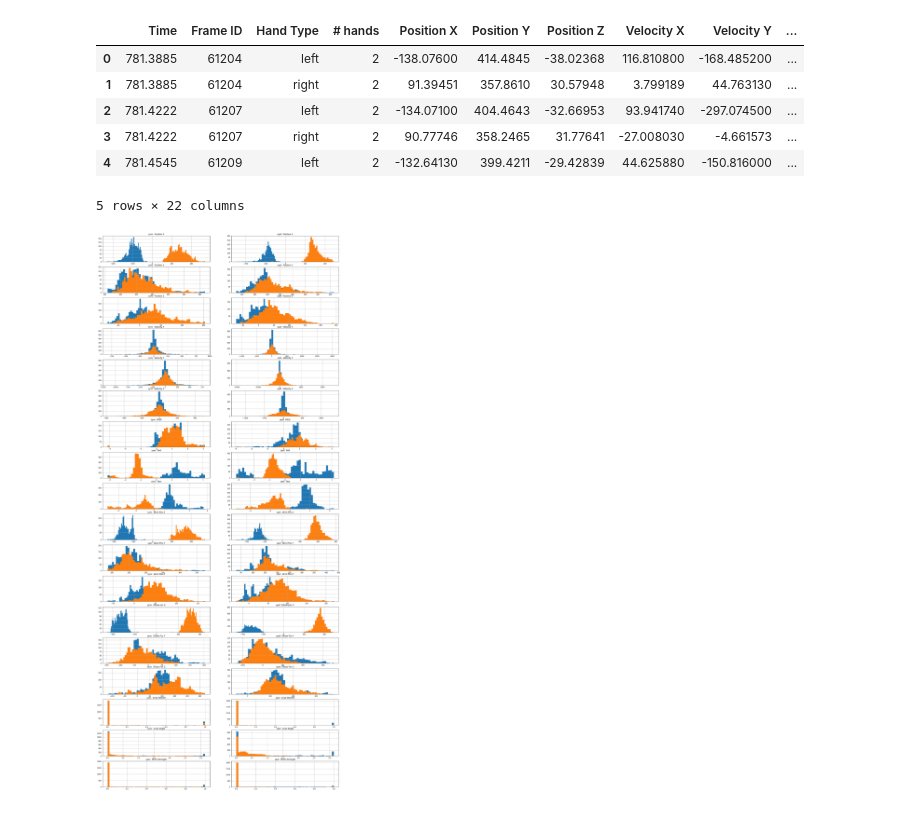
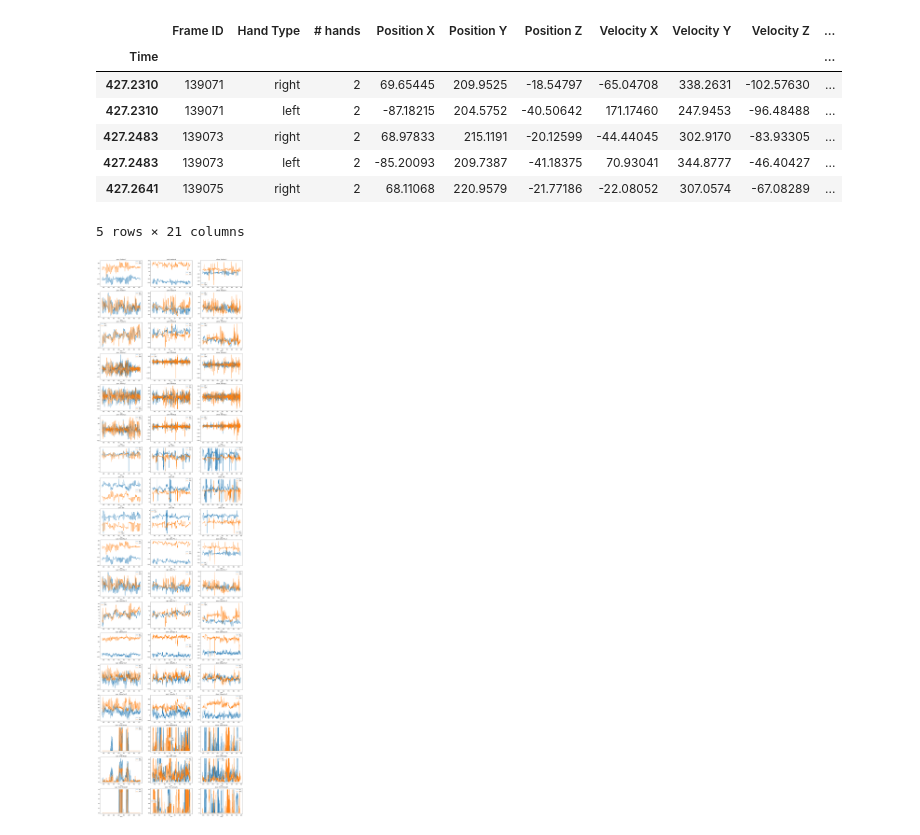
Before and after one commit to Daniel-Ros/DataSiceneIIFinalWork, a Jupyter notebook: hand.ipynb, the cells around one changed output. Drawn from its saved outputs; the diff is of its cells as text; code cells hidden in the pictures.

Commit message:
trying to plot some graphs

```diff
--- a/hand.ipynb
+++ b/hand.ipynb
@@ -19,6 +18,7 @@ import matplotlib.pyplot as plt
 
 from IPython.utils import io
 # %%
-sync = pd.read_csv('data/hands/Training/Yoel Raz/Yoel636760923490742912Sync.csv')
-spot = pd.read_csv('data/hands/Training/Yoel Raz/Yoel636760921663075813Spontan.csv')
-alone = pd.read_csv('data/hands/Training/Yoel Raz/Yoel636760922573364655Alone.csv')
+sync = pd.read_csv('data/hands/Training/Evyatar Cohen/Evyatar636771053639929594Sync.csv')
+spot = pd.read_csv('data/hands/Training/Evyatar Cohen/Evyatar636771052727603804Spontan.csv')
+alone = pd.read_csv('data/hands/Training/Evyatar Cohen/Evyatar636771054555711409Alone.csv')
+alone_cmp = pd.read_csv('data/hands/HandRight.csv')
@@ -24,0 +45,3 @@ alone = pd.read_csv('data/hands/Training/Yoel Raz/Yoel636760922573364655Alone.cs
+# %%
+alone_cmp['Time'] = alone_cmp['Time'] + (518-128)
+alone_cmp.head()
@@ -25,3 +56,8 @@ alone = pd.read_csv('data/hands/Training/Yoel Raz/Yoel636760922573364655Alone.cs
+# %%
+sync = sync.set_index('Time')
+spot = spot.set_index('Time')
+alone = alone.set_index('Time')
+alone_cmp = alone_cmp.set_index('Time')
 # %%
 sync.describe()
 # %% [output]
@@ -58,13 +93,14 @@ memory usage: 773.6+ KB
 # %%
 sync.head()
 # %% [output]
-|  | Time | Frame ID | Hand Type | # hands | Position X | Position Y | Position Z | Velocity X | Velocity Y | ... |
-| 0 | 781.3885 | 61204 | left | 2 | -138.07600 | 414.4845 | -38.02368 | 116.810800 | -168.485200 | ... |
-| 1 | 781.3885 | 61204 | right | 2 | 91.39451 | 357.8610 | 30.57948 | 3.799189 | 44.763130 | ... |
-| 2 | 781.4222 | 61207 | left | 2 | -134.07100 | 404.4643 | -32.66953 | 93.941740 | -297.074500 | ... |
-| 3 | 781.4222 | 61207 | right | 2 | 90.77746 | 358.2465 | 31.77641 | -27.008030 | -4.661573 | ... |
-| 4 | 781.4545 | 61209 | left | 2 | -132.64130 | 399.4211 | -29.42839 | 44.625880 | -150.816000 | ... |
+|  | Frame ID | Hand Type | # hands | Position X | Position Y | Position Z | Velocity X | Velocity Y | Velocity Z | ... |
+| Time |  |  |  |  |  |  |  |  |  | ... |
+| 427.2310 | 139071 | right | 2 | 69.65445 | 209.9525 | -18.54797 | -65.04708 | 338.2631 | -102.57630 | ... |
+| 427.2310 | 139071 | left | 2 | -87.18215 | 204.5752 | -40.50642 | 171.17460 | 247.9453 | -96.48488 | ... |
+| 427.2483 | 139073 | right | 2 | 68.97833 | 215.1191 | -20.12599 | -44.44045 | 302.9170 | -83.93305 | ... |
+| 427.2483 | 139073 | left | 2 | -85.20093 | 209.7387 | -41.18375 | 70.93041 | 344.8777 | -46.40427 | ... |
+| 427.2641 | 139075 | right | 2 | 68.11068 | 220.9579 | -21.77186 | -22.08052 | 307.0574 | -67.08289 | ... |
-5 rows × 22 columns
+5 rows × 21 columns
 # %%
 left_s = sync[sync[' Hand Type'] == 'left']
 right_s = sync[sync[' Hand Type'] == 'right']
@@ -74,22 +110,29 @@ right_sp = spot[spot[' Hand Type'] == 'right']
 # %%
 plt.figure()
 i = 1
-for x in range(1,36 ,2):
-    plt.subplot(18,2,x)
-    left_s.iloc[:,i+3].hist(bins=50,figsize=(25,60))
-    right_s.iloc[:,i+3].hist(bins=50,figsize=(25,60))
-    plt.title("sync {}".format(left_s.columns[i+3]))
+for x in range(1,54 ,3):
+    plt.subplot(18,3,x)
+    left_s.iloc[:,i+2].plot(figsize=(25,100),label='left')
+    right_s.iloc[:,i+2].plot(figsize=(25,100),label='right')
+    plt.title("sync {}".format(left_s.columns[i+2]))
+    plt.legend()
 
-    plt.subplot(18,2,x + 1)
-    left_sp.iloc[:,i+3].hist(bins=50,figsize=(25,60))
-    right_sp.iloc[:,i+3].hist(bins=50,figsize=(25,60))
-    plt.title("spot {}".format(left_s.columns[i+3]))
+    plt.subplot(18,3,x + 1)
+    left_sp.iloc[:,i+2].plot(figsize=(25,100),label='left')
+    right_sp.iloc[:,i+2].plot(figsize=(25,100),label='right')
+    plt.title("spot {}".format(left_s.columns[i+2]))
+    plt.legend()
 
+    plt.subplot(18,3,x + 2)
+    alone.iloc[:,i+2].plot(figsize=(25,100),label='left')
+    alone_cmp.iloc[:,i+2].plot(figsize=(25,100),label='right')
+    plt.title("alone {}".format(left_s.columns[i+2]))
+    plt.legend()
 
     i = i + 1
 plt.show()
 # %% [output]
-[figure, old version]
+[figure, new version]
 # %%
 right_s.hist(bins=50,figsize=(20,15))
 plt.show()
```
Also changed, not shown: parts of 12 cells of this notebook.
